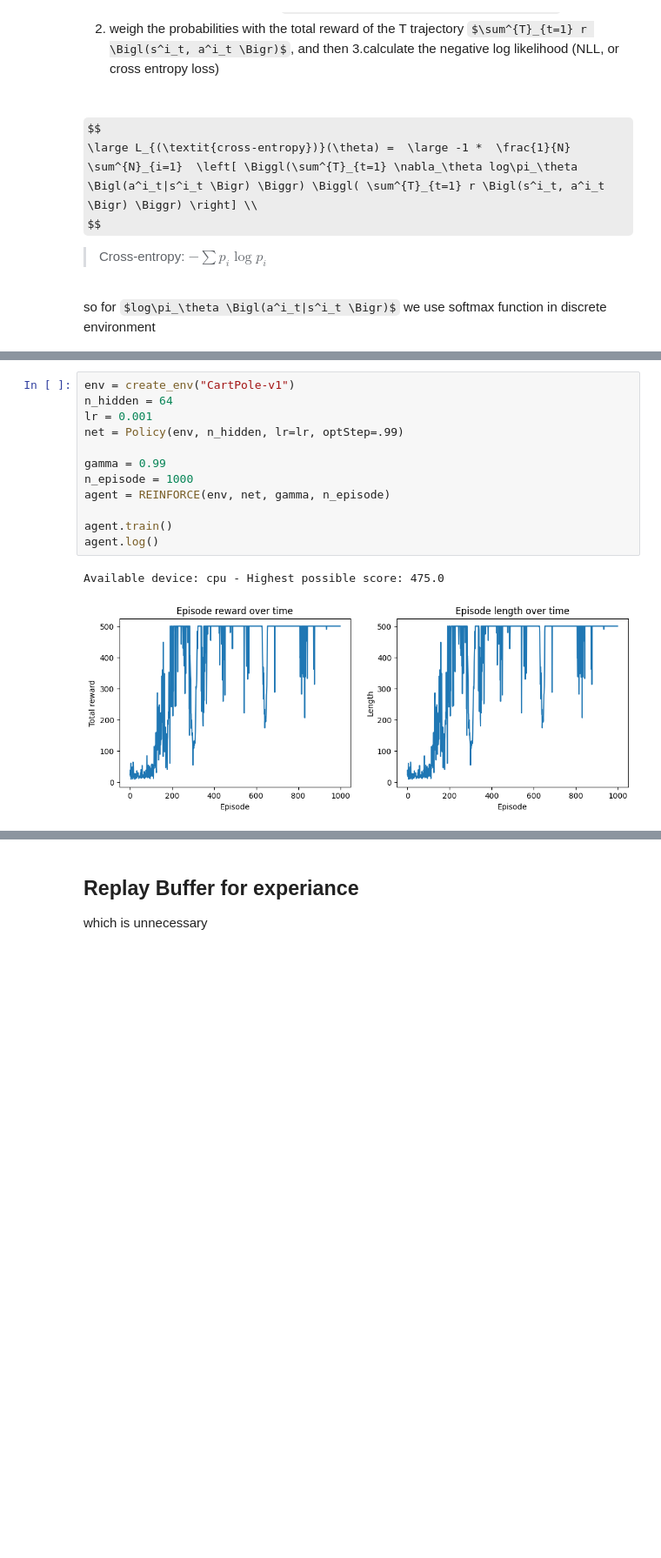
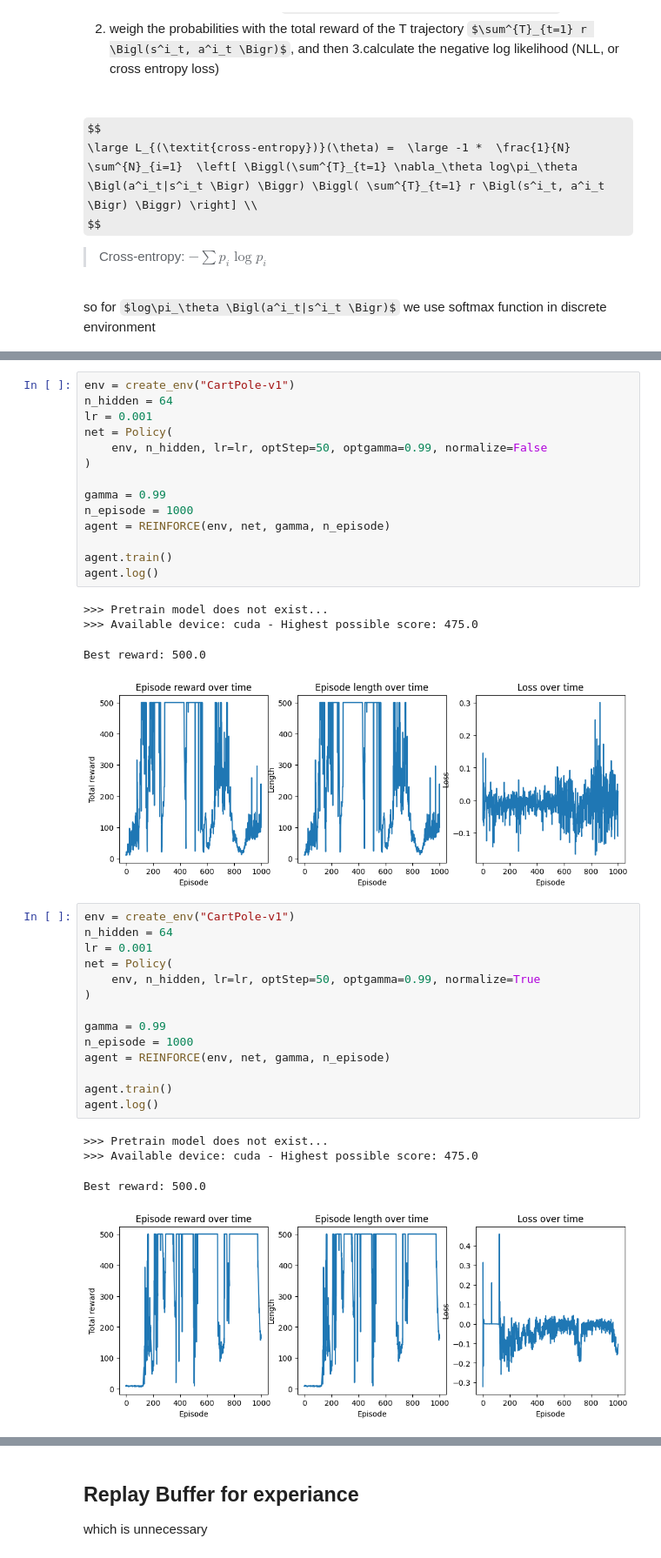
Before and after one commit to Mhddaraaa/start, a Jupyter notebook: ReinforcementLearning/10_RL_PolicySearch.ipynb, the cells around one changed output, grey strips where cells are left out. Shown at 87% size. Drawn from its saved outputs; the diff is of its cells as text; some formulas as TeX source; blank space fills up the shorter version.

```diff
--- a/ReinforcementLearning/10_RL_PolicySearch.ipynb
+++ b/ReinforcementLearning/10_RL_PolicySearch.ipynb
@@ -651,7 +819,9 @@ class REINFORCE():
 env = create_env("CartPole-v1")
 n_hidden = 64
 lr = 0.001
-net = Policy(env, n_hidden, lr=lr, optStep=.99)
+net = Policy(
+    env, n_hidden, lr=lr, optStep=50, optgamma=0.99, normalize=False
+)
 
 gamma = 0.99
 n_episode = 1000
@@ -660,5 +830,26 @@ agent = REINFORCE(env, net, gamma, n_episode)
 agent.train()
 agent.log()
 # %% [output]
-Available device: cpu - Highest possible score: 475.0
+>>> Pretrain model does not exist...
+>>> Available device: cuda - Highest possible score: 475.0
+Best reward: 500.0
-[figure, old version]
+[figure, new version]
+# %%
+env = create_env("CartPole-v1")
+n_hidden = 64
+lr = 0.001
+net = Policy(
+    env, n_hidden, lr=lr, optStep=50, optgamma=0.99, normalize=True
+)
+
+gamma = 0.99
+n_episode = 1000
+agent = REINFORCE(env, net, gamma, n_episode)
+
+agent.train()
+agent.log()
+# %% [output]
+>>> Pretrain model does not exist...
+>>> Available device: cuda - Highest possible score: 475.0
+Best reward: 500.0
+[figure, added]
```
Also changed, not shown: parts of 47 cells of this notebook.
